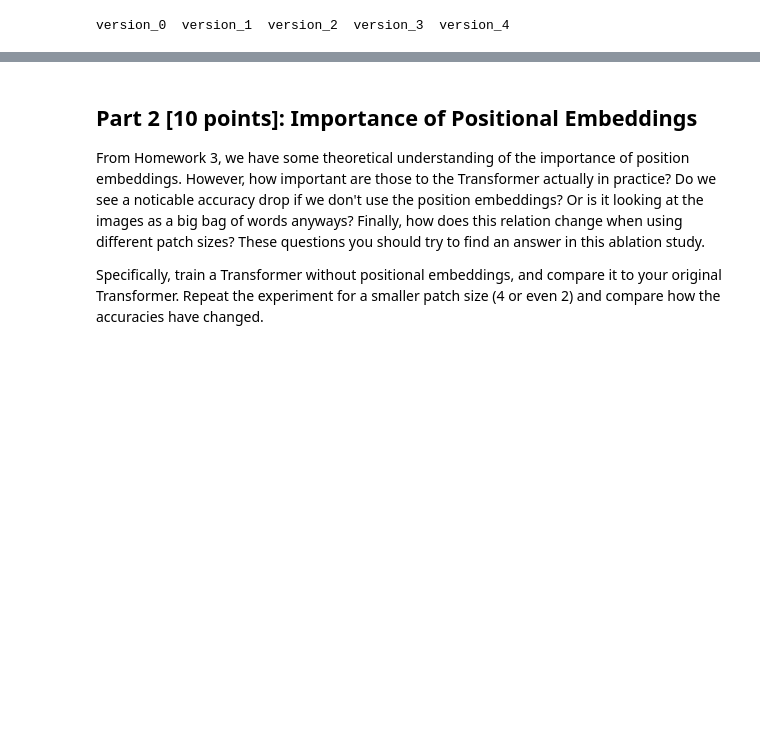
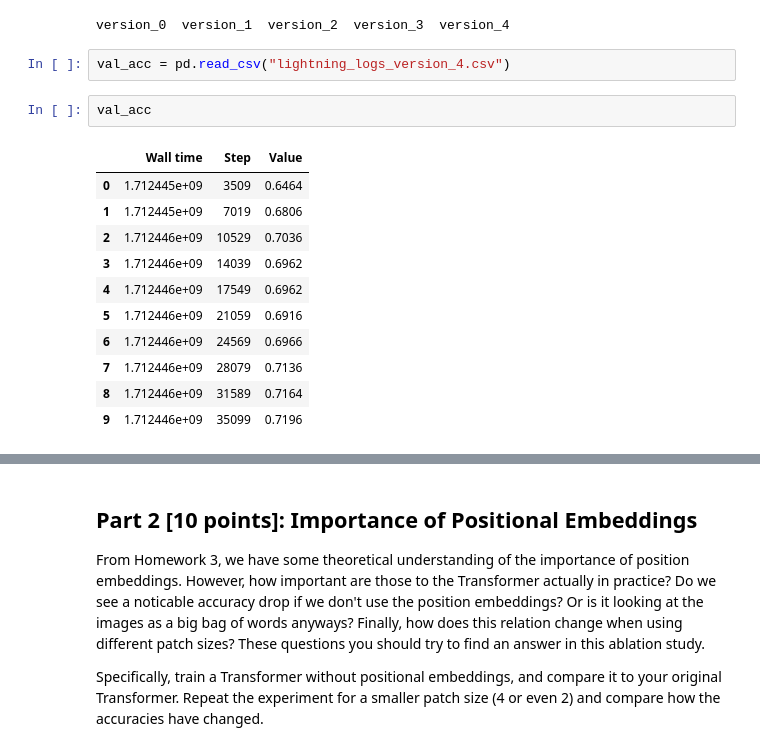
Before and after one commit to sushanthreddyC/Vision-Transformers, a Jupyter notebook: Project_02_ViTs.ipynb, the cells around one changed output, grey strips where cells are left out. Drawn from its saved outputs; the diff is of its cells as text; blank space fills up the shorter version.

```diff
--- a/Project_02_ViTs.ipynb
+++ b/Project_02_ViTs.ipynb
@@ -640,3 +643,19 @@ stated earlier VisionTransformers are applied to large-scale image classificatio
 !ls './checkpoints/ece763_proj_02/ViT/lightning_logs/'
 # %% [output]
 version_0  version_1  version_2  version_3  version_4
+# %%
+val_acc = pd.read_csv("lightning_logs_version_4.csv")
+# %%
+val_acc
+# %% [output]
+|  | Wall time | Step | Value |
+| 0 | 1.712445e+09 | 3509 | 0.6464 |
+| 1 | 1.712445e+09 | 7019 | 0.6806 |
+| 2 | 1.712446e+09 | 10529 | 0.7036 |
+| 3 | 1.712446e+09 | 14039 | 0.6962 |
+| 4 | 1.712446e+09 | 17549 | 0.6962 |
+| 5 | 1.712446e+09 | 21059 | 0.6916 |
+| 6 | 1.712446e+09 | 24569 | 0.6966 |
+| 7 | 1.712446e+09 | 28079 | 0.7136 |
+| 8 | 1.712446e+09 | 31589 | 0.7164 |
+| 9 | 1.712446e+09 | 35099 | 0.7196 |
```
Also changed, not shown: parts of 10 cells of this notebook.
